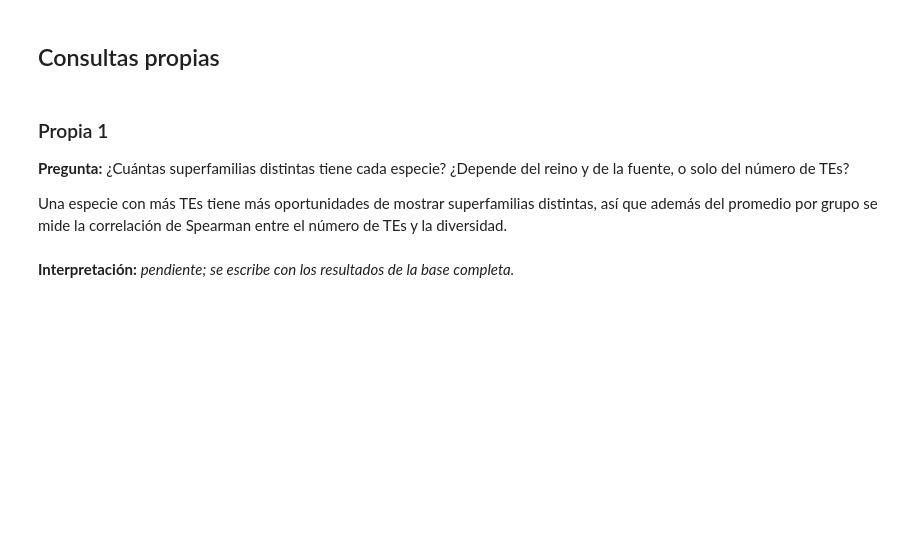
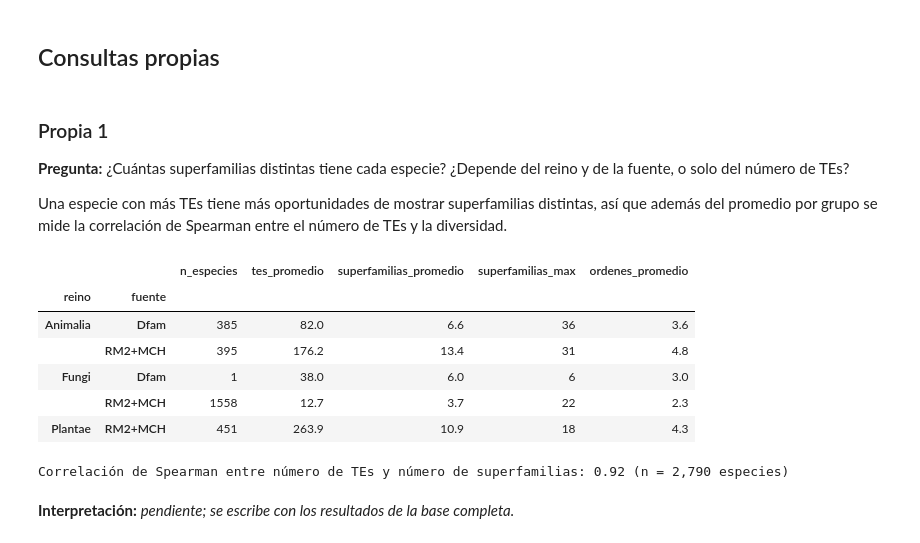
Before and after one commit to ThomasToro/transposable-elements-db, a Jupyter notebook: notebooks/04_consultas.ipynb, the cells around one changed output. Cells and saved outputs as stored; diff of their text form; code cells hidden in the pictures; blank space fills up the shorter version.

```diff
--- a/notebooks/04_consultas.ipynb
+++ b/notebooks/04_consultas.ipynb
@@ -784,21 +1228,32 @@ promedio por grupo se mide la correlación de Spearman entre el número de TEs y
 # %%
 pipeline_p1 = [
     {"$group": {"_id": "$species_id", "reino": {"$first": "$kingdom"}, "fuente": {"$first": "$source"},
                 "n_tes": {"$sum": 1},
                 "superfamilias": {"$addToSet": {"o": "$classification.te_order", "s": "$classification.te_superfamily"}},
                 "ordenes": {"$addToSet": "$classification.te_order"}}},
     {"$project": {"_id": 0, "reino": 1, "fuente": 1, "n_tes": 1,
                   "n_superfamilias": {"$size": "$superfamilias"}, "n_ordenes": {"$size": "$ordenes"}}},
 ]
 p1 = pd.DataFrame(list(tes.aggregate(pipeline_p1)))
 resumen_p1 = (p1.groupby(["reino", "fuente"])
               .agg(n_especies=("n_tes", "size"), tes_promedio=("n_tes", "mean"),
                    superfamilias_promedio=("n_superfamilias", "mean"),
                    superfamilias_max=("n_superfamilias", "max"), ordenes_promedio=("n_ordenes", "mean"))
               .round(1))
 display(resumen_p1)
-rho = p1["n_tes"].corr(p1["n_superfamilias"], method="spearman")
+# Spearman = Pearson sobre los rangos (se calcula así para no depender de scipy)
+rangos = p1[["n_tes", "n_superfamilias"]].rank()
+rho = rangos["n_tes"].corr(rangos["n_superfamilias"])
 print(f"Correlación de Spearman entre número de TEs y número de superfamilias: {rho:.2f} (n = {len(p1):,} especies)")
+# %% [output]
+|  |  | n_especies | tes_promedio | superfamilias_promedio | superfamilias_max | ordenes_promedio |
+| reino | fuente |  |  |  |  |  |
+| Animalia | Dfam | 385 | 82.0 | 6.6 | 36 | 3.6 |
+|  | RM2+MCH | 395 | 176.2 | 13.4 | 31 | 4.8 |
+| Fungi | Dfam | 1 | 38.0 | 6.0 | 6 | 3.0 |
+|  | RM2+MCH | 1558 | 12.7 | 3.7 | 22 | 2.3 |
+| Plantae | RM2+MCH | 451 | 263.9 | 10.9 | 18 | 4.3 |
+Correlación de Spearman entre número de TEs y número de superfamilias: 0.92 (n = 2,790 especies)
 # %% [markdown]
 **Interpretación:** _pendiente; se escribe con los resultados de la base completa._
 # %% [markdown]
```
Also changed, not shown: parts of 36 cells of this notebook, 1 other file.
